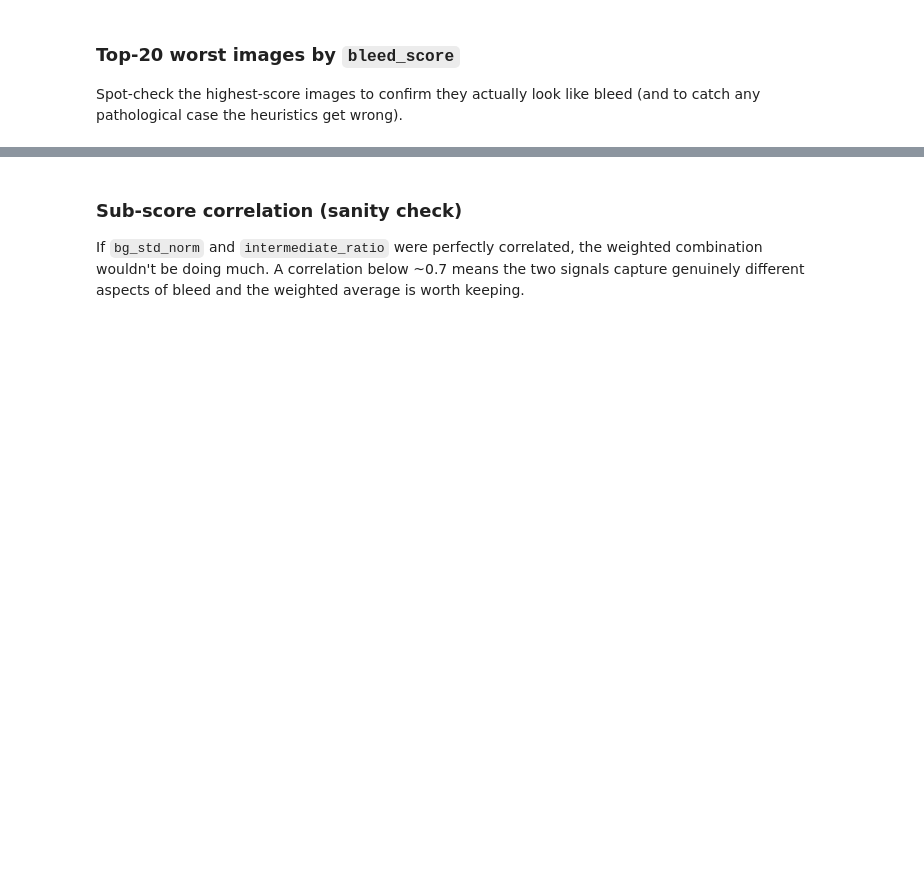
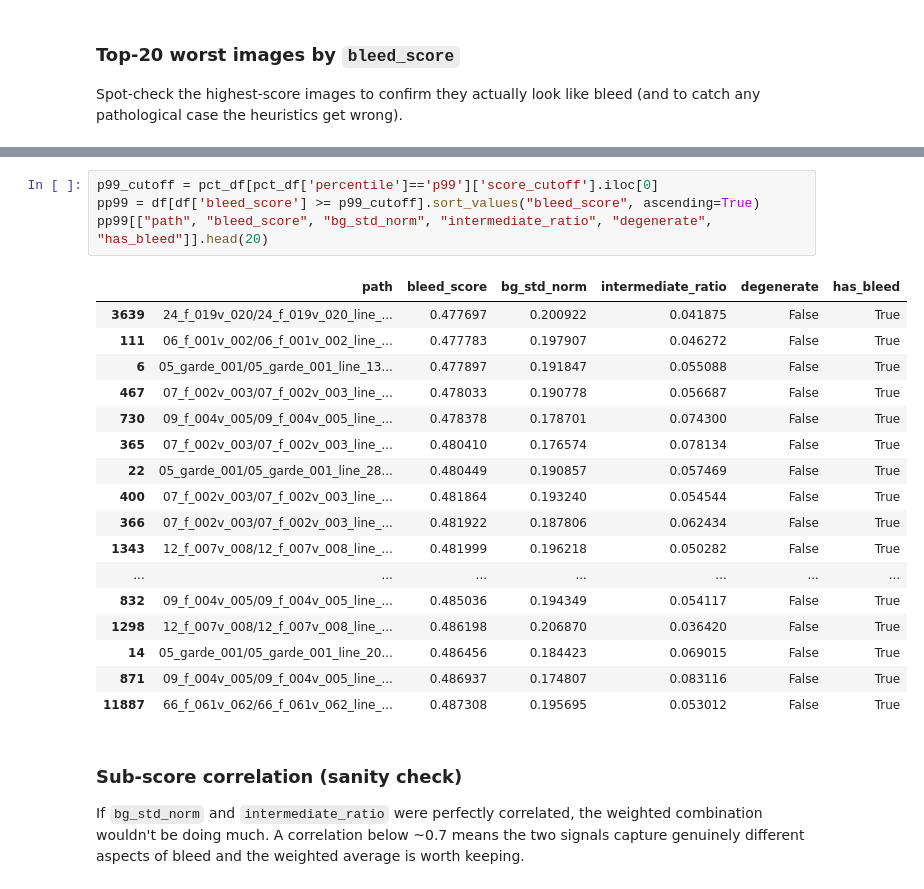
Before and after one commit to CamilaBermudez/OCC_HTR, a Jupyter notebook: notebooks/data_preprocessing/ink_bleed_analysis.ipynb, the cells around one changed output, grey strips where cells are left out. Saved outputs shown, nothing was run; the diff lists cells and outputs as text; blank space fills up the shorter version.

```diff
--- a/notebooks/data_preprocessing/ink_bleed_analysis.ipynb
+++ b/notebooks/data_preprocessing/ink_bleed_analysis.ipynb
@@ -122,3 +172,25 @@ top[["path", "bleed_score", "bg_std_norm", "intermediate_ratio", "degenerate", "
+# %%
+p99_cutoff = pct_df[pct_df['percentile']=='p99']['score_cutoff'].iloc[0]
+pp99 = df[df['bleed_score'] >= p99_cutoff].sort_values("bleed_score", ascending=True)
+pp99[["path", "bleed_score", "bg_std_norm", "intermediate_ratio", "degenerate", "has_bleed"]].head(20)
+# %% [output]
+|  | path | bleed_score | bg_std_norm | intermediate_ratio | degenerate | has_bleed |
+| 3639 | 24_f_019v_020/24_f_019v_020_line_... | 0.477697 | 0.200922 | 0.041875 | False | True |
+| 111 | 06_f_001v_002/06_f_001v_002_line_... | 0.477783 | 0.197907 | 0.046272 | False | True |
+| 6 | 05_garde_001/05_garde_001_line_13... | 0.477897 | 0.191847 | 0.055088 | False | True |
+| 467 | 07_f_002v_003/07_f_002v_003_line_... | 0.478033 | 0.190778 | 0.056687 | False | True |
+| 730 | 09_f_004v_005/09_f_004v_005_line_... | 0.478378 | 0.178701 | 0.074300 | False | True |
+| 365 | 07_f_002v_003/07_f_002v_003_line_... | 0.480410 | 0.176574 | 0.078134 | False | True |
+| 22 | 05_garde_001/05_garde_001_line_28... | 0.480449 | 0.190857 | 0.057469 | False | True |
+| 400 | 07_f_002v_003/07_f_002v_003_line_... | 0.481864 | 0.193240 | 0.054544 | False | True |
+| 366 | 07_f_002v_003/07_f_002v_003_line_... | 0.481922 | 0.187806 | 0.062434 | False | True |
+| 1343 | 12_f_007v_008/12_f_007v_008_line_... | 0.481999 | 0.196218 | 0.050282 | False | True |
+| ... | ... | ... | ... | ... | ... | ... |
+| 832 | 09_f_004v_005/09_f_004v_005_line_... | 0.485036 | 0.194349 | 0.054117 | False | True |
+| 1298 | 12_f_007v_008/12_f_007v_008_line_... | 0.486198 | 0.206870 | 0.036420 | False | True |
+| 14 | 05_garde_001/05_garde_001_line_20... | 0.486456 | 0.184423 | 0.069015 | False | True |
+| 871 | 09_f_004v_005/09_f_004v_005_line_... | 0.486937 | 0.174807 | 0.083116 | False | True |
+| 11887 | 66_f_061v_062/66_f_061v_062_line_... | 0.487308 | 0.195695 | 0.053012 | False | True |
 # %% [markdown]
 ### Sub-score correlation (sanity check)
 
```
Also changed, not shown: parts of 7 cells of this notebook.
